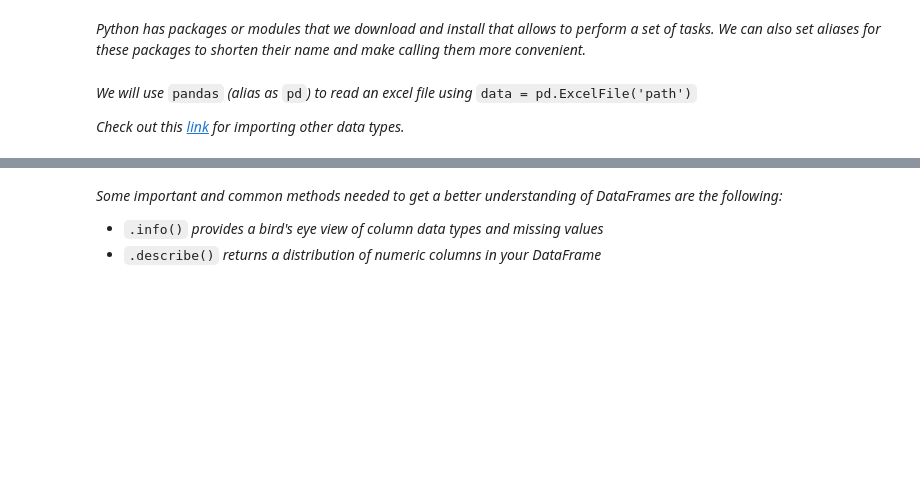
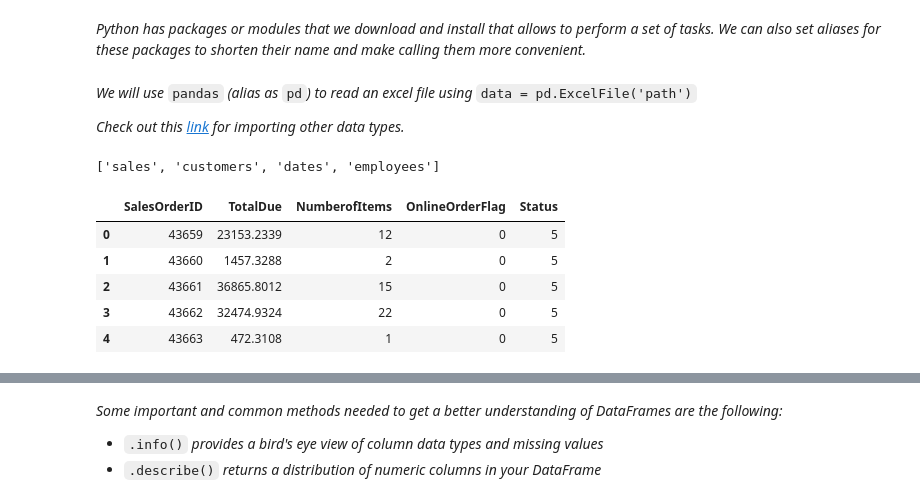
Before and after one commit to adelnehme/data-upskilling-learning-club-II, a Jupyter notebook: notebooks/data_upskilling_manipulating_data_python.ipynb, the cells around one changed output, grey strips where cells are left out. Saved outputs shown, nothing was run; the diff lists cells and outputs as text; code cells hidden in the pictures; blank space fills up the shorter version.

```diff
--- a/notebooks/data_upskilling_manipulating_data_python.ipynb
+++ b/notebooks/data_upskilling_manipulating_data_python.ipynb
@@ -49,9 +49,20 @@ import seaborn as sns
 data = pd.ExcelFile('https://github.com/adelnehme/data-upskilling-learning-club-II/blob/master/data/sales_performance.xlsx?raw=true')
 # %%
 # Print the name of the sheets
+data.sheet_names
+# %% [output]
+['sales', 'customers', 'dates', 'employees']
 # %%
 # Parse sales data
-
+sales = data.parse('sales')
 # Print the header of sales data
+sales.head(5)
+# %% [output]
+|  | SalesOrderID | TotalDue | NumberofItems | OnlineOrderFlag | Status |
+| 0 | 43659 | 23153.2339 | 12 | 0 | 5 |
+| 1 | 43660 | 1457.3288 | 2 | 0 | 5 |
+| 2 | 43661 | 36865.8012 | 15 | 0 | 5 |
+| 3 | 43662 | 32474.9324 | 22 | 0 | 5 |
+| 4 | 43663 | 472.3108 | 1 | 0 | 5 |
 # %%
 # Parse customers data
```
Also changed, not shown: parts of 9 cells of this notebook.
